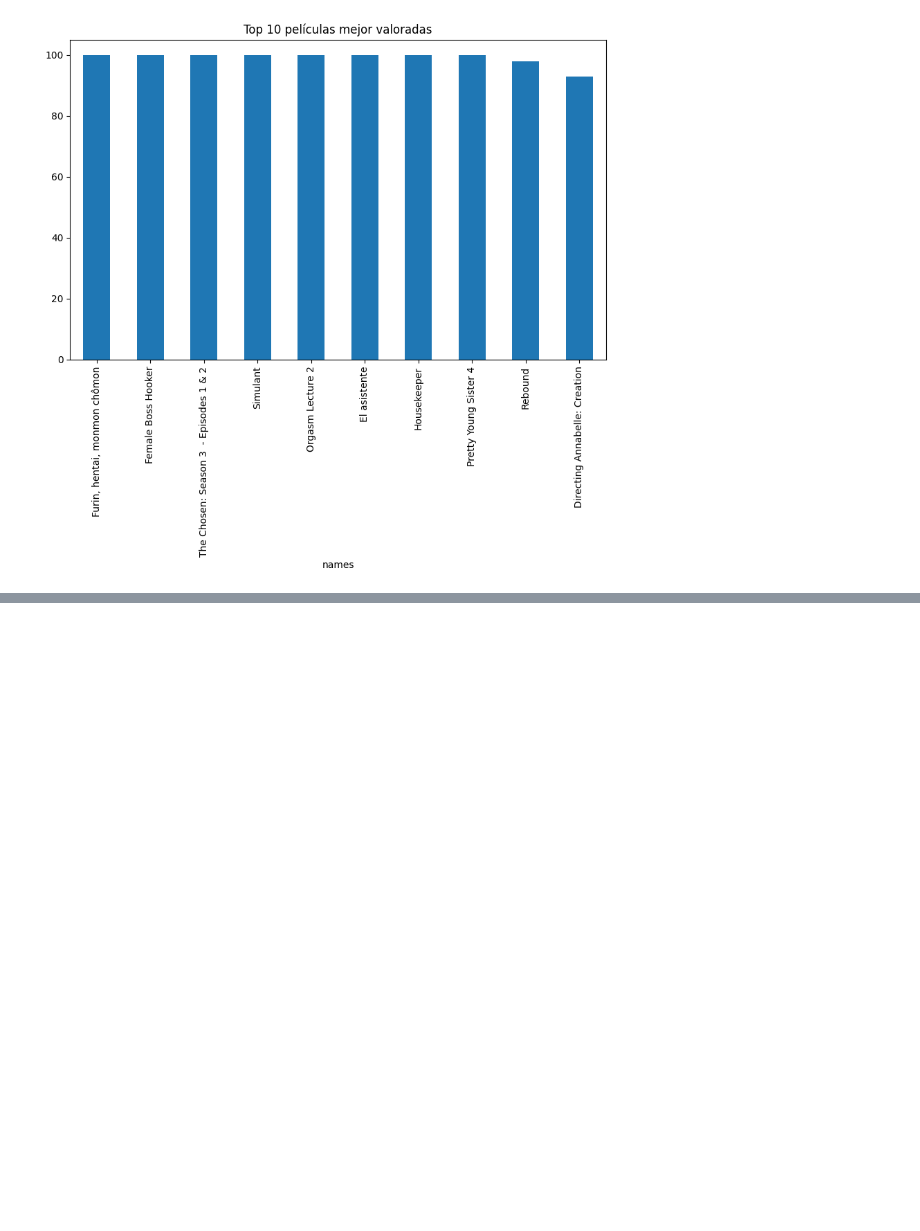
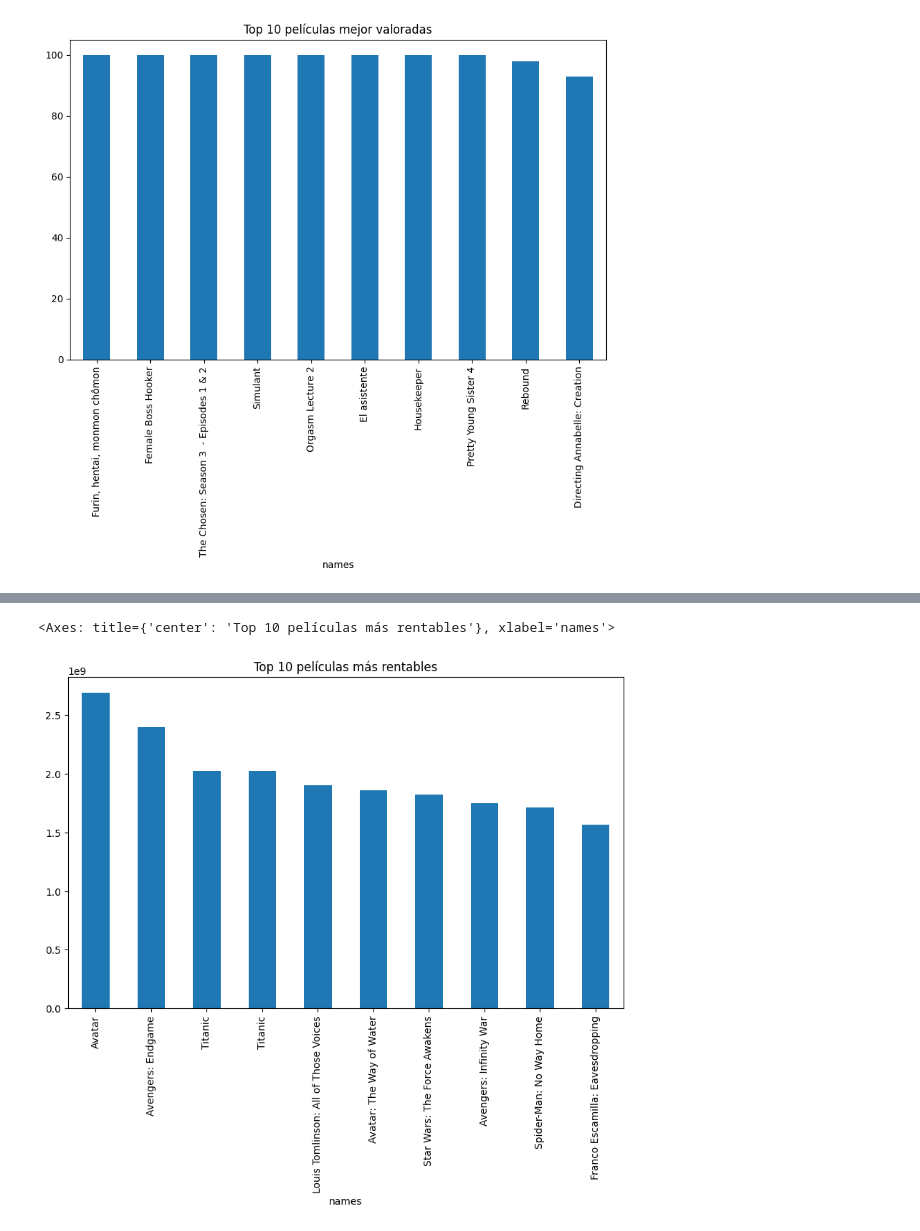
Before and after one commit to RaulEcija/imdb-data-analytics-project, a Jupyter notebook: notebooks/01_exploracion_inicial.ipynb, the cells around one changed output, grey strips where cells are left out. Saved outputs shown, nothing was run; the diff lists cells and outputs as text; code cells hidden in the pictures; blank space fills up the shorter version.

```diff
--- a/notebooks/01_exploracion_inicial.ipynb
+++ b/notebooks/01_exploracion_inicial.ipynb
@@ -497,0 +537,2 @@ top_10_best.plot.bar(
+# %%
+final_dataset["profit"] = final_dataset["revenue"] - final_dataset["budget_x"]
@@ -497,0 +549,8 @@ top_10_best.plot.bar(
+# %%
+# ahora podemos ver cuales son las peículas más rentables.
+top_10_profit = final_dataset.sort_values(
+    by="profit",
+    ascending=False
+).head(10)
+
+top_10_profit[["names", "profit", "budget_x", "revenue", "score"]]
@@ -497,0 +569,12 @@ top_10_best.plot.bar(
+# %%
+# creo una visualización rápida amodo de gráfico para el futuro dashboard.
+top_10_profit.plot.bar(
+    x="names",
+    y="profit",
+    figsize=(10, 6),
+    legend=False,
+    title="Top 10 películas más rentables"
+)
+# %% [output]
+<Axes: title={'center': 'Top 10 películas más rentables'}, xlabel='names'>
+[figure, added]
```
Also changed, not shown: parts of 5 cells of this notebook.
